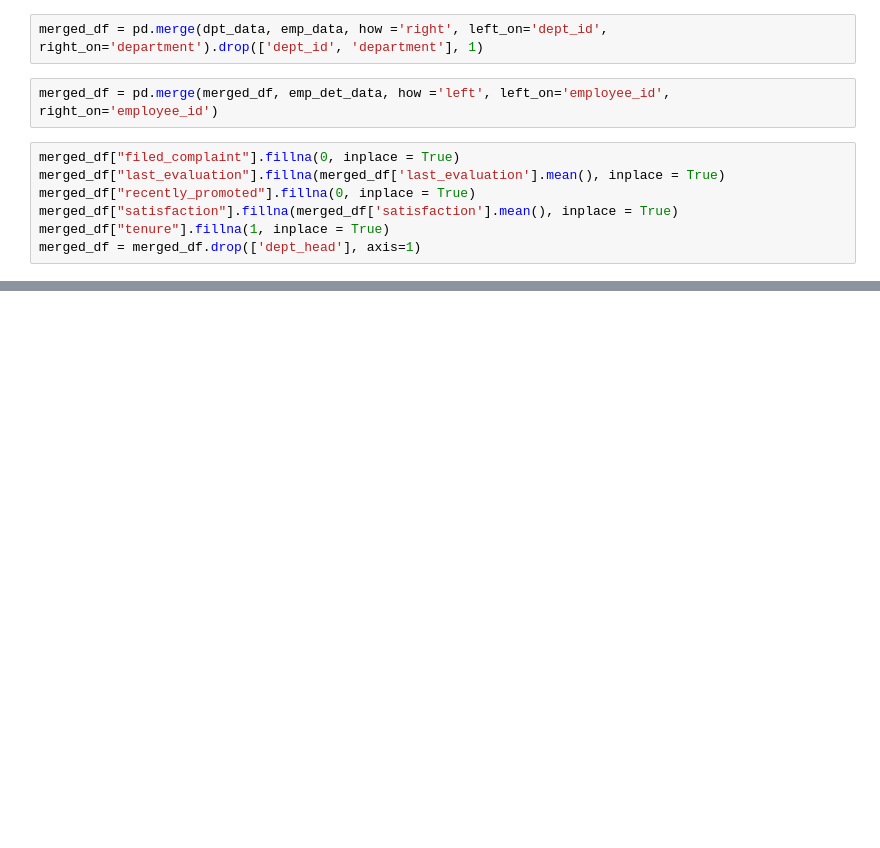
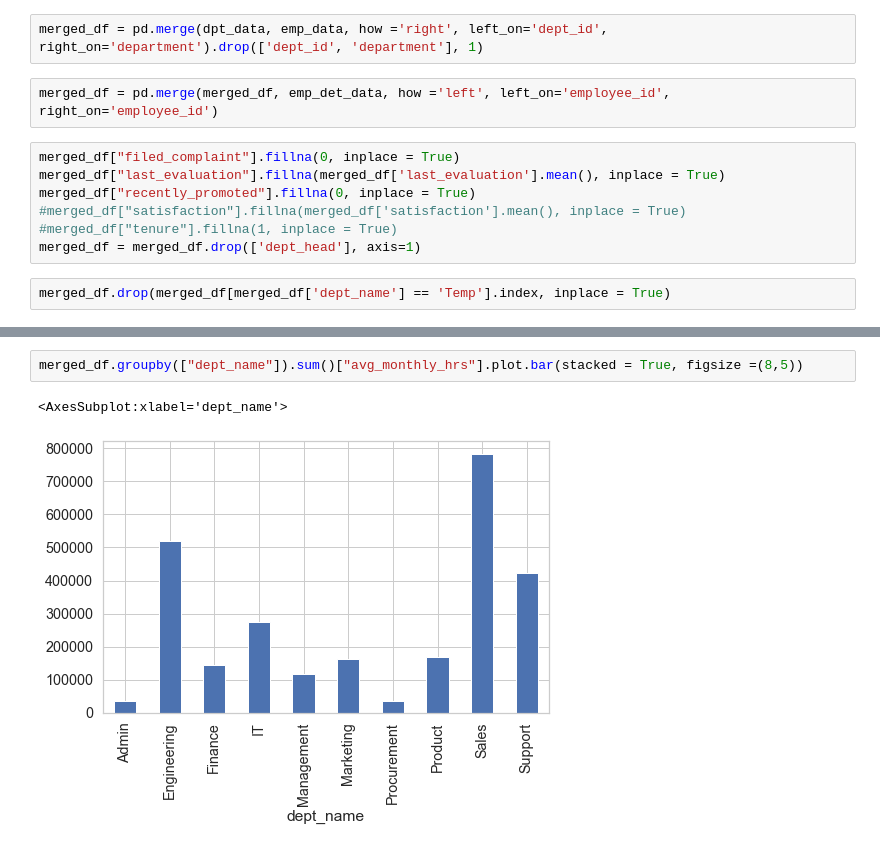
Before and after one commit to mohinder-singhtank/Capstone-ML-1008, a Jupyter notebook: 1008_GCD_capstone.ipynb, the cells around one changed output, grey strips where cells are left out. Cells and saved outputs as stored; diff of their text form; blank space fills up the shorter version.

```diff
--- a/1008_GCD_capstone.ipynb
+++ b/1008_GCD_capstone.ipynb
@@ -356,9 +352,11 @@ merged_df = pd.merge(merged_df, emp_det_data, how ='left', left_on='employee_id'
 merged_df["filed_complaint"].fillna(0, inplace = True)
 merged_df["last_evaluation"].fillna(merged_df['last_evaluation'].mean(), inplace = True)
 merged_df["recently_promoted"].fillna(0, inplace = True)
-merged_df["satisfaction"].fillna(merged_df['satisfaction'].mean(), inplace = True)
-merged_df["tenure"].fillna(1, inplace = True)
+#merged_df["satisfaction"].fillna(merged_df['satisfaction'].mean(), inplace = True)
+#merged_df["tenure"].fillna(1, inplace = True)
 merged_df = merged_df.drop(['dept_head'], axis=1)
+# %%
+merged_df.drop(merged_df[merged_df['dept_name'] == 'Temp'].index, inplace = True)
 # %%
 merged_df.info()
 # %% [output]
@@ -398,0 +403,5 @@ memory usage: 1.6+ MB
+# %%
+merged_df.groupby(["dept_name"]).sum()["avg_monthly_hrs"].plot.bar(stacked = True, figsize =(8,5))
+# %% [output]
+<AxesSubplot:xlabel='dept_name'>
+[figure, added]
```
Also changed, not shown: parts of 16 cells of this notebook.
